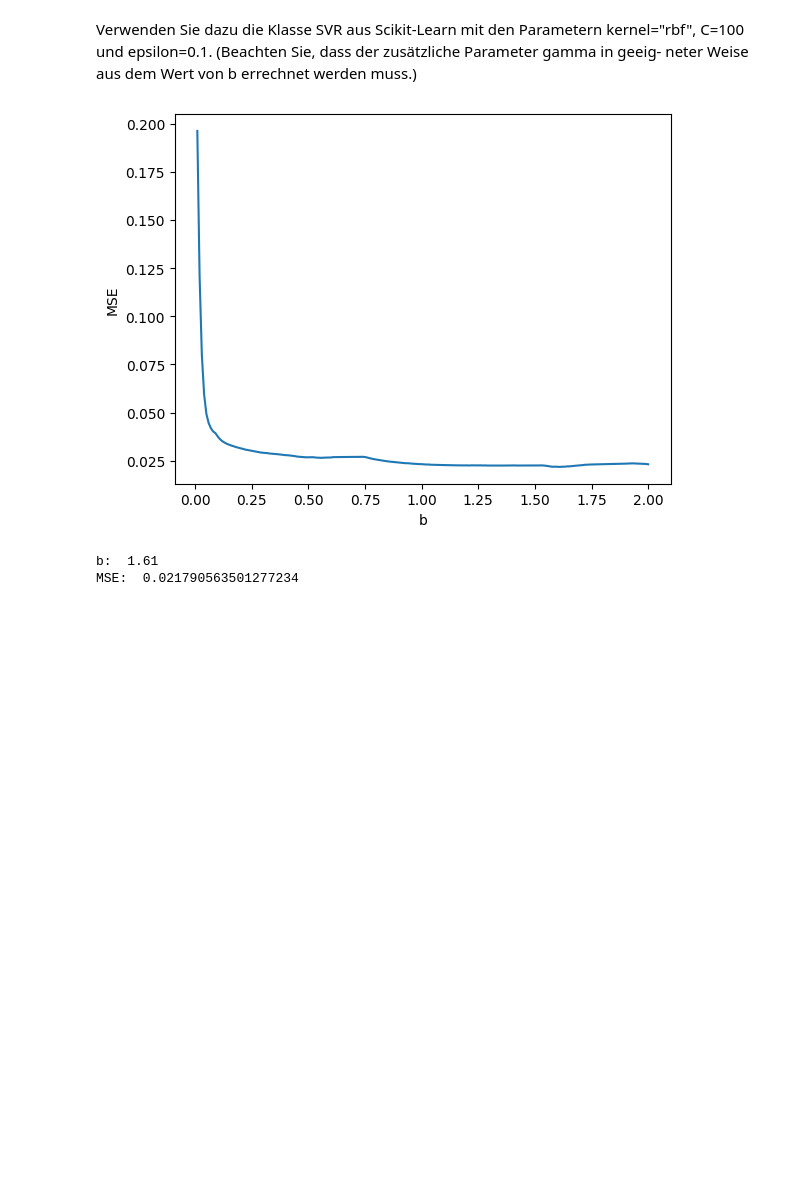
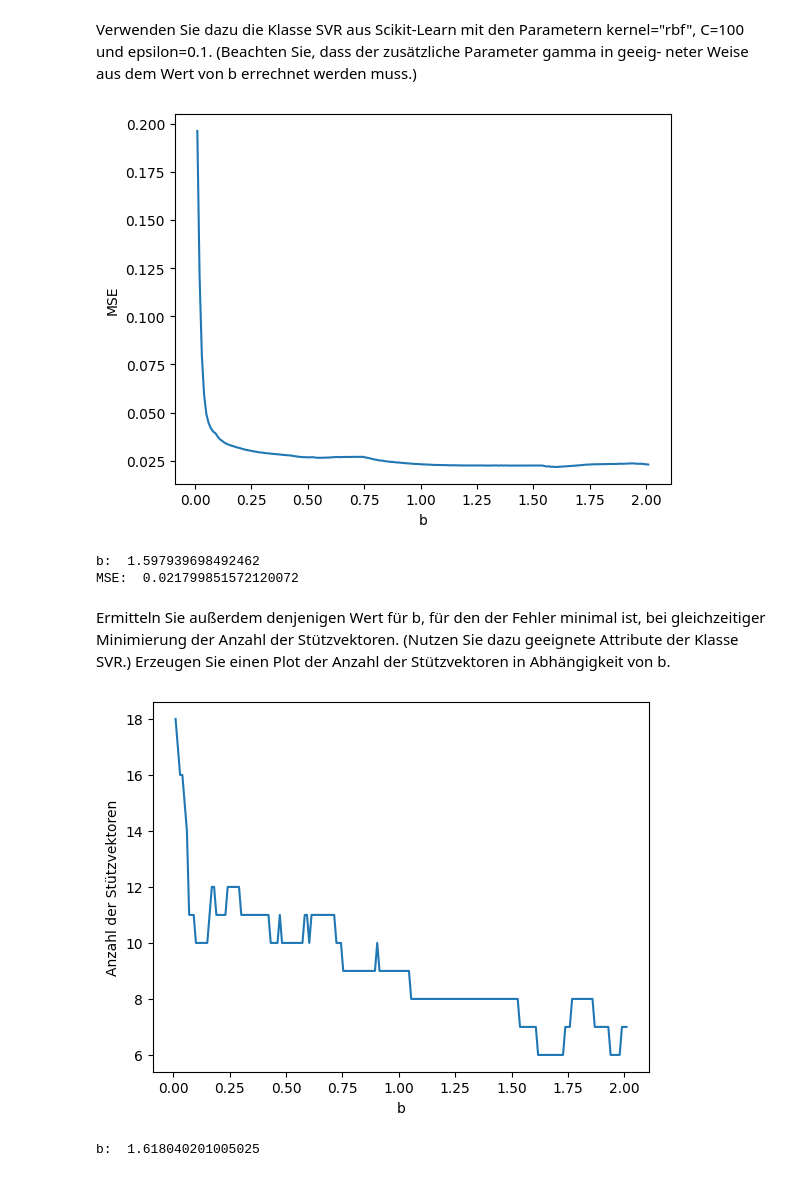
Before and after one commit to ansost/ml23-assignments, a Jupyter notebook: a3-SVM/svm.ipynb, the cells around one changed output. Cells and saved outputs as stored; diff of their text form; code cells hidden in the pictures; blank space fills up the shorter version.

```diff
--- a/a3-SVM/svm.ipynb
+++ b/a3-SVM/svm.ipynb
@@ -21,7 +24,7 @@ from sklearn.metrics import mean_squared_error
 import matplotlib.pyplot as plt
 
 # Define gamma as the inverse of b.
-b = np.arange(0.01, 2.01, 0.01)
+b = np.linspace(0.01, 2.01, 200)
 gamma = 1 / b
 
 mse = []
@@ -44,5 +47,29 @@ print("b: ", b[np.argmin(mse)])
 print("MSE: ", np.min(mse))
 # %% [output]
 [figure]
-b:  1.61
-MSE:  0.021790563501277234
+b:  1.597939698492462
+MSE:  0.021799851572120072
+# %% [markdown]
+Ermitteln Sie außerdem denjenigen Wert für b, für den der Fehler minimal ist, bei gleichzeitiger Minimierung der Anzahl der Stützvektoren. (Nutzen Sie dazu geeignete Attribute der
+Klasse SVR.) Erzeugen Sie einen Plot der Anzahl der Stützvektoren in Abhängigkeit von b.
+# %%
+sv = []
+
+for i in b:
+    gamma = 1 / i
+    model = make_pipeline(
+        StandardScaler(),
+        SVR(kernel="rbf", C=100, epsilon=0.1, gamma=gamma, max_iter=100000),
+    )
+    model.fit(x_train, y_train.ravel())
+    sv.append(model[-1].n_support_.sum())
+
+plt.plot(b, sv)
+plt.xlabel("b")
+plt.ylabel("Anzahl der Stützvektoren")
+plt.show()
+
+print("b: ", b[np.argmin(sv)])
+# %% [output]
+[figure, added]
+b:  1.618040201005025
```
Also changed, not shown: parts of 1 cell of this notebook.
